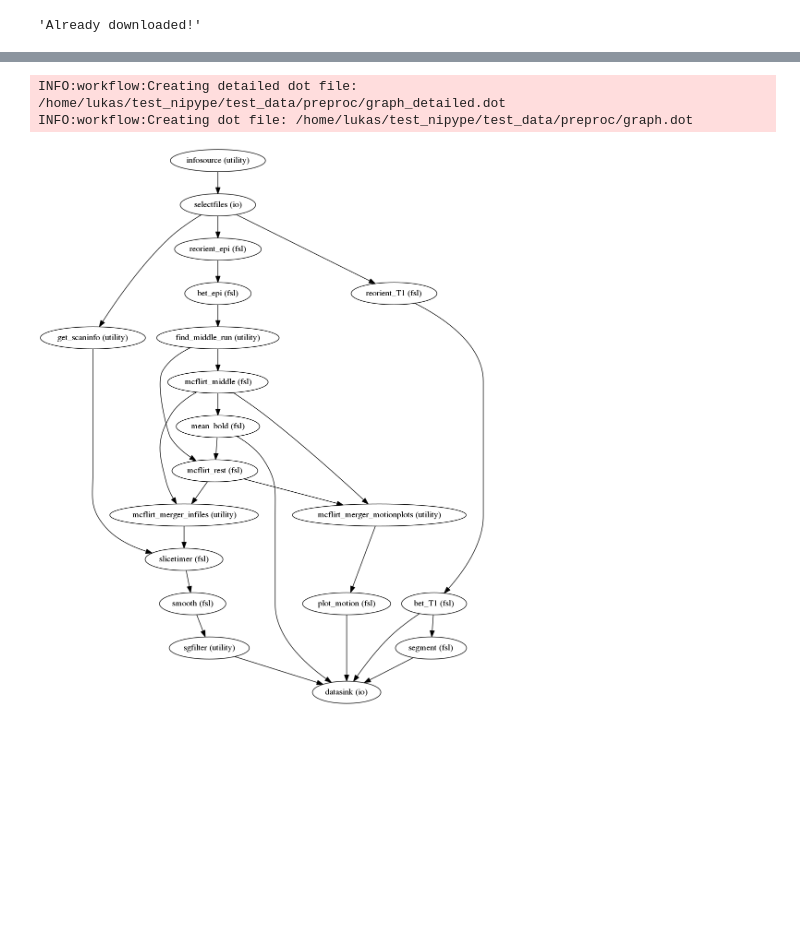
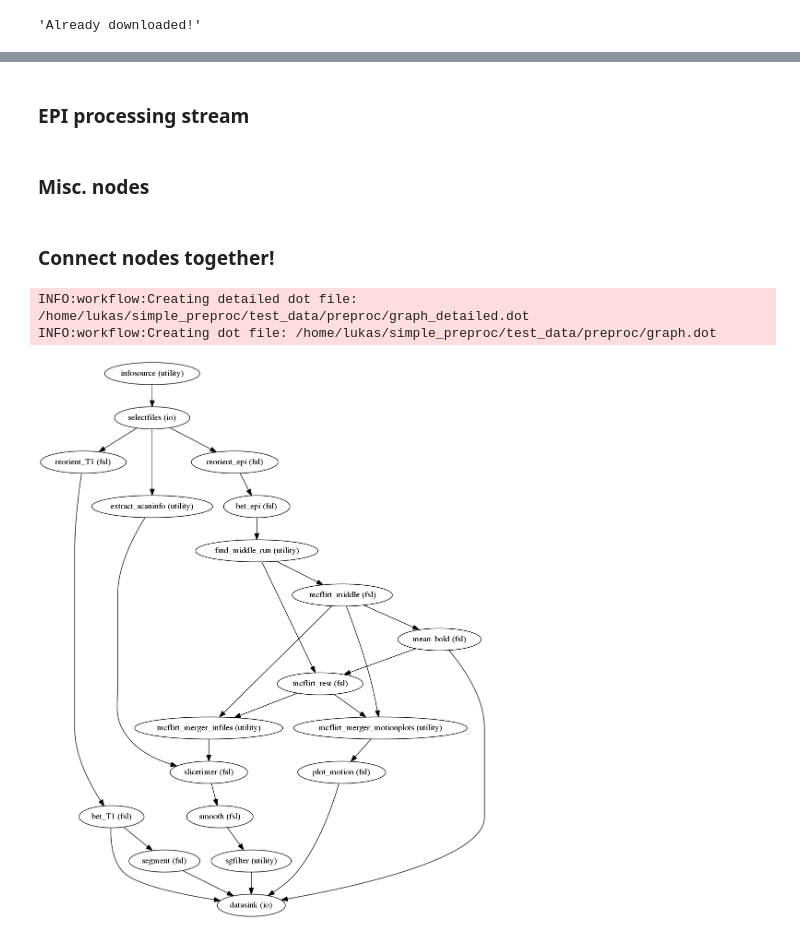
Before and after one commit to NILAB-UvA/bidsify, a Jupyter notebook: spynoza/examples/simple_preproc.ipynb, the cells around one changed output, grey strips where cells are left out. Saved outputs shown, nothing was run; the diff lists cells and outputs as text; code cells hidden in the pictures; blank space fills up the shorter version.

Commit message:
Update simple_preproc notebook + misc fixes

```diff
--- a/spynoza/examples/simple_preproc.ipynb
+++ b/spynoza/examples/simple_preproc.ipynb
@@ -96,39 +102,29 @@ selectfiles = pe.Node(SelectFiles(template, base_directory=wd), name="selectfile
+# %% [markdown]
+### EPI processing stream
 # %%
-reorient_T1 = pe.Node(interface=fsl.Reorient2Std(), name='reorient_T1')
-bet_T1 = pe.Node(interface=fsl.BET(frac=frac_T1, robust=robust_bet), name='bet_T1')
-fast = pe.Node(interface=fsl.FAST(), name='segment')
-
-get_scaninfo = pe.MapNode(util.Function(input_names=['in_file'],
-                                        output_names=['TR', 'shape', 'dyns', 'voxsize', 'affine'],
-                                        function=load_scaninfo),
-                          name='get_scaninfo',
-                          iterfield='in_file')
-
 reorient_epi = pe.MapNode(interface=fsl.Reorient2Std(), name='reorient_epi', iterfield='in_file')
 bet_epi = pe.MapNode(interface=fsl.BET(frac=frac_epi, functional=True), name='bet_epi', iterfield='in_file')
 
 findmiddlerun = pe.Node(util.Function(input_names=['in_files'],
                                            output_names=['middle_run', 'other_runs'],
                                            function=find_middle_run),
-                            name='find_middle_run')
+                        name='find_middle_run')
 
 mean_bold = pe.Node(interface=fsl.maths.MeanImage(dimension='T'), name='mean_bold')
 
+# Note that the mcflirt-node for the middle run is a Node and the mcflirt-node for the rest of the runs is
+# a MapNode (because it takes in a list of files).
 mcflirt_middle = pe.Node(interface=fsl.MCFLIRT(cost=mcflt_cost, interpolation='sinc', stages=3, save_plots=True),
                             name='mcflirt_middle')
 
 mcflirt_rest = pe.MapNode(interface=fsl.MCFLIRT(cost=mcflt_cost, interpolation='sinc', stages=3, save_plots=True),
                        name='mcflirt_rest', iterfield='in_file')
 
-mcflirt = pe.Node(util.Function(input_names=['in_file'],
-                                           output_names=['out_files', 'mean_bold', 'plot_files'],
-                                           function=mcflirt_across_runs),
-                            name='mcflirt')
-
 plot_motion = pe.MapNode(interface=fsl.PlotMotionParams(in_source='fsl'),
                         name='plot_motion',
                         iterfield=['in_file'])
 
+# Iterate over rotations and translations!
 plot_motion.iterables = ('plot_type', ['rotations', 'translations'])
 
 slicetimer = pe.MapNode(interface=fsl.SliceTimer(interleaved=False),
@@ -143,13 +139,20 @@ sgfilter = pe.MapNode(util.Function(input_names=['in_file'],
                                     function=apply_sg_filter),
                       iterfield=['in_file'],
                       name='sgfilter')
-
-datasink = pe.Node(DataSink(base_directory=data_organizer.project_dir, container=datasink_dir), name="datasink")
-substitutions = [('_subject_id_', '')]
-datasink.inputs.substitutions = substitutions
-
-mcflirt_merger_infiles = pe.Node(interface=util.Merge(2), name='mcflirt_merger_infiles')
-mcflirt_merger_motionplots = pe.Node(interface=util.Merge(2), name='mcflirt_merger_motionplots')
+# %% [markdown]
+### Misc. nodes
+# %%
+extract_scaninfo = pe.MapNode(util.Function(input_names=['in_file'],
+                                        output_names=['TR', 'shape', 'dyns', 'voxsize', 'affine'],
+                                        function=get_scaninfo),
+                          name='extract_scaninfo',
+                          iterfield='in_file')
+
+# These files merge inputs from different nodes in a list to be used by downstream MapNodes.
+mcflirt_merger_infiles = pe.Node(interface=util.Merge(2), name='mcflirt_merger_infiles')
+mcflirt_merger_motionplots = pe.Node(interface=util.Merge(2), name='mcflirt_merger_motionplots')
+# %% [markdown]
+### Connect nodes together!
 # %%
 preproc = pe.Workflow(name='preproc')
 preproc.base_dir = data_organizer.project_dir
@@ -160,38 +163,41 @@ preproc.connect(reorient_T1, 'out_file', bet_T1, 'in_file')
 preproc.connect(bet_T1, 'out_file', datasink, 'bett1')
 preproc.connect(bet_T1, 'out_file', fast, 'in_files')
 preproc.connect(fast, 'tissue_class_files', datasink, 'fast')
 
 preproc.connect(selectfiles, 'func', reorient_epi, 'in_file')
 preproc.connect(reorient_epi, 'out_file', bet_epi, 'in_file')
 
 preproc.connect(bet_epi, 'out_file', findmiddlerun, 'in_files')
 preproc.connect(findmiddlerun, 'middle_run', mcflirt_middle, 'in_file')
 preproc.connect(mcflirt_middle, 'out_file', mean_bold, 'in_file')
 preproc.connect(mean_bold, 'out_file', mcflirt_rest, 'ref_file')
 preproc.connect(findmiddlerun, 'other_runs', mcflirt_rest, 'in_file')
 preproc.connect(mcflirt_middle, 'out_file', mcflirt_merger_infiles, 'in1')
 preproc.connect(mcflirt_rest, 'out_file', mcflirt_merger_infiles, 'in2')
 preproc.connect(mcflirt_merger_infiles, 'out', slicetimer, 'in_file')
 
 preproc.connect(mcflirt_middle, 'par_file', mcflirt_merger_motionplots, 'in1')
 preproc.connect(mcflirt_rest, 'par_file', mcflirt_merger_motionplots, 'in2')
 preproc.connect(mcflirt_merger_motionplots, 'out', plot_motion, 'in_file')
 preproc.connect(plot_motion, 'out_file', datasink, 'mcplots')
 preproc.connect(mean_bold, 'out_file', datasink, 'meanbold')
 
 preproc.connect(slicetimer, 'slice_time_corrected_file', smooth, 'in_file')
 preproc.connect(smooth, 'out_file', sgfilter, 'in_file')
-preproc.connect(selectfiles, 'func', get_scaninfo, 'in_file')
-preproc.connect(get_scaninfo, 'TR', slicetimer, 'time_repetition')
+preproc.connect(selectfiles, 'func', extract_scaninfo, 'in_file')
+preproc.connect(extract_scaninfo, 'TR', slicetimer, 'time_repetition')
 
 preproc.connect(sgfilter, 'out_file', datasink, 'fullypreproc')
 
 preproc.write_graph(simple_form=True, graph2use='flat')
 Image(filename=os.path.join(data_organizer.project_dir, preproc.name, 'graph.dot.png'))
+
+# Check out a more detailed graph by:
+#Image(filename=os.path.join(data_organizer.project_dir, preproc.name, 'graph_detailed.dot.png'))
 # %% [output]
-INFO:workflow:Creating detailed dot file: /home/lukas/test_nipype/test_data/preproc/graph_detailed.dot
-INFO:workflow:Creating dot file: /home/lukas/test_nipype/test_data/preproc/graph.dot
+INFO:workflow:Creating detailed dot file: /home/lukas/simple_preproc/test_data/preproc/graph_detailed.dot
+INFO:workflow:Creating dot file: /home/lukas/simple_preproc/test_data/preproc/graph.dot
-[figure, old version]
+[figure, new version]
 # %%
 # Run workflow!
 preproc.config = {'execution' : {'stop_on_first_crash' : True,
```
Also changed, not shown: parts of 25 cells of this notebook, 2 other files.
